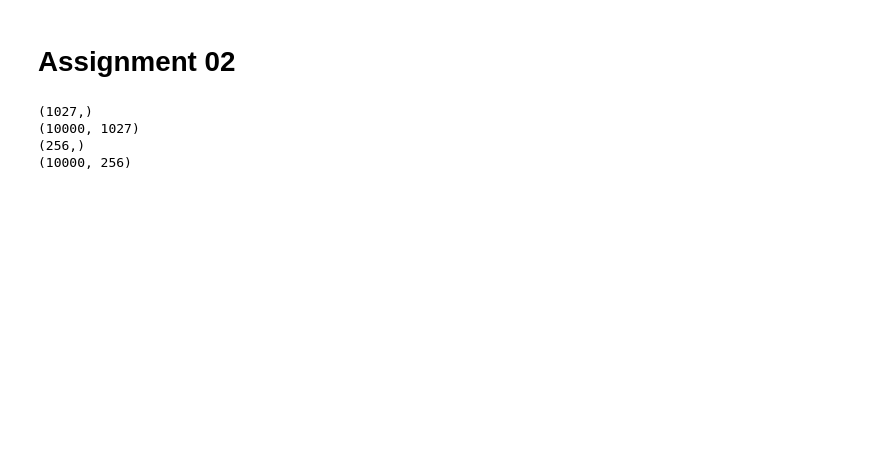
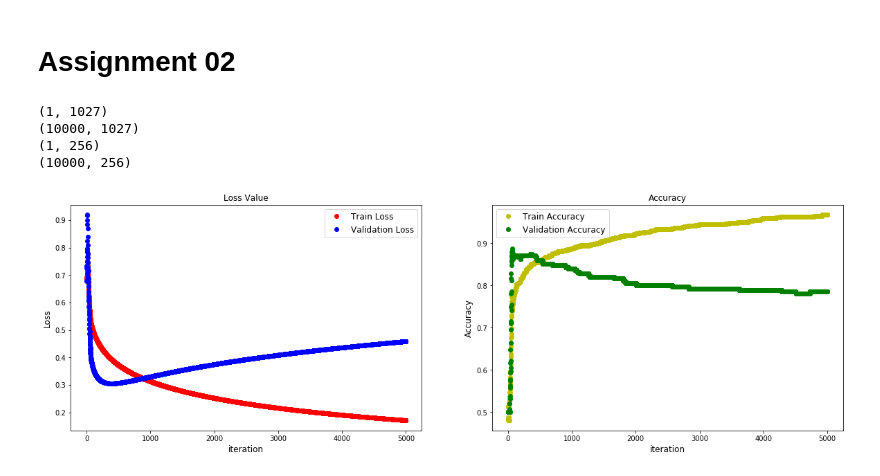
Before and after one commit to ddamddi/ml-project, a Jupyter notebook: Assignment#2/Assignment#2.ipynb, the cells around one changed output. Saved outputs shown, nothing was run; the diff lists cells and outputs as text; code cells hidden in the pictures; blank space fills up the shorter version.

Commit message:
Implementation & plot learning curves

```diff
--- a/Assignment#2/Assignment#2.ipynb
+++ b/Assignment#2/Assignment#2.ipynb
@@ -45,7 +45,7 @@ for i, data in enumerate(trainloader):
     # if labels is horse it returns tensor[0,0,0] else it returns tensor[1,1,1]
     train_labels = np.append(train_labels, labels)
 
-# train_labels = train_labels.reshape(1,1027)
+train_labels = train_labels.reshape(1,1027)
 print(train_labels.shape)
 print(train_data.shape)
 
@@ -63,10 +63,11 @@ for i, data in enumerate(valloader):
     # if labels is horse it returns tensor[0,0,0] else it returns tensor[1,1,1]
     val_labels = np.append(val_labels, labels)
 
+val_labels = val_labels.reshape(1,256)
 print(val_labels.shape)
 print(val_data.shape)
 # %% [output]
-(1027,)
+(1, 1027)
 (10000, 1027)
-(256,)
+(1, 256)
 (10000, 256)
@@ -72,0 +152,20 @@ print(val_data.shape)
+# %%
+# PLOT TRAINING AND TESTING LOSS AT EVERY ITERATION
+fig, ax2 = plt.subplots(1,2,figsize=(20,6))
+ax2[0].set_title("Loss Value")
+ax2[0].set_ylabel("Loss", fontsize="12")
+ax2[0].set_xlabel("iteration", fontsize="12")
+ax2[0].plot(train_loss[0], train_loss[1],'ro', label='Train Loss')
+ax2[0].plot(val_loss[0], val_loss[1], 'bo', label='Validation Loss')
+ax2[0].legend(fontsize="12")
+
+# PLOT TRAINING AND TESTING ACCURACY AT EVERY ITERATION
+ax2[1].set_title("Accuracy")
+ax2[1].set_ylabel("Accuracy", fontsize="12")
+ax2[1].set_xlabel("iteration", fontsize="12")
+ax2[1].plot(train_accuracy[0], train_accuracy[1], 'yo', label='Train Accuracy')
+ax2[1].plot(val_accuracy[0], val_accuracy[1], 'go', label='Validation Accuracy')
+ax2[1].legend(fontsize="12")
+plt.show()
+# %% [output]
+[figure, added]
```
Also changed, not shown: parts of 1 cell of this notebook.
